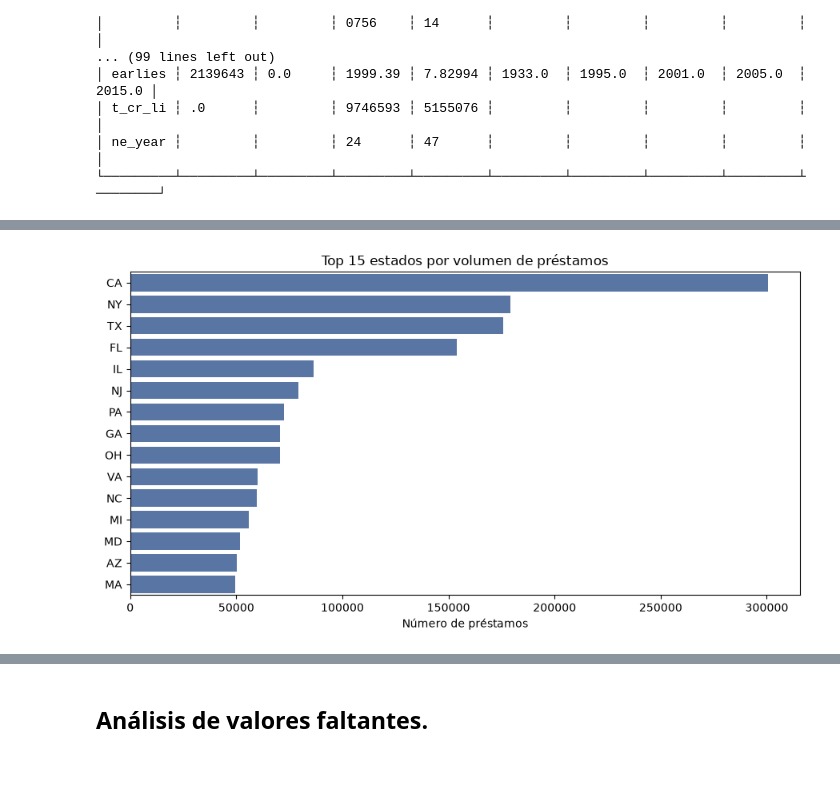
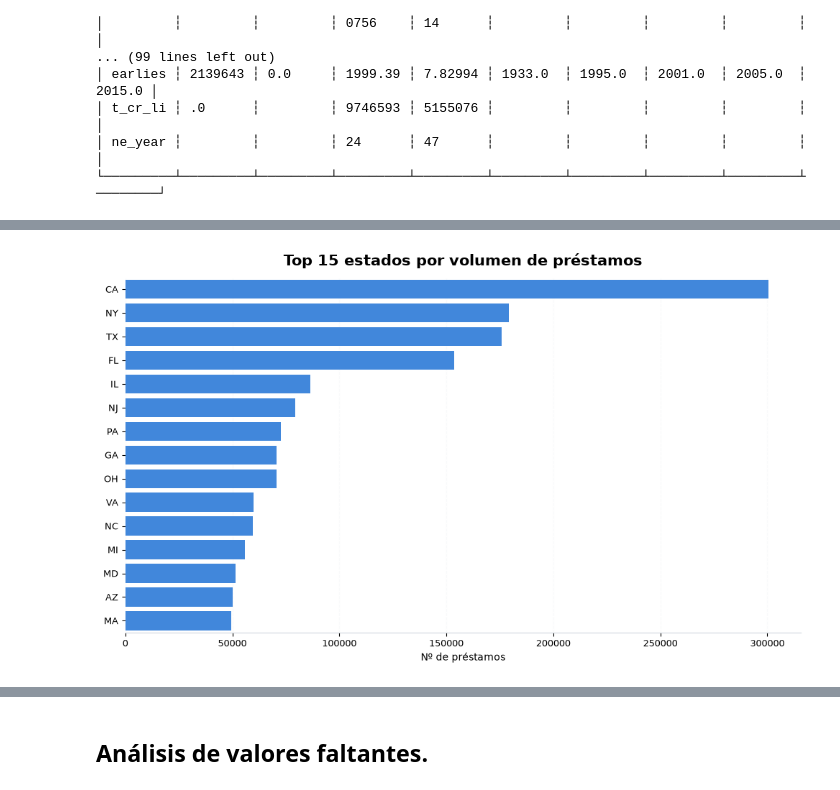
Before and after one commit to antonio-xrp/Expected_Credit_Loss, a Jupyter notebook: notebooks/expected_credit_loss.ipynb, the cells around one changed output, grey strips where cells are left out. Cells and saved outputs as stored; diff of their text form; code cells hidden in the pictures.

```diff
--- a/notebooks/expected_credit_loss.ipynb
+++ b/notebooks/expected_credit_loss.ipynb
@@ -34,6 +62,13 @@ Convertimos el CSV a parquet para mayor eficiencia de lectura.
 # %%
 features = pl.read_parquet("../data/raw/X.parquet")
 target = pl.read_parquet("../data/raw/target.parquet")
+
+# Unimos los features con el target
+df = features.with_columns(
+    target["y"]
+)
+print(f"Filas: {df.height:,}  |  Columnas: {df.width}")
+
 print(features.shape)
 print(target.shape)
 # %% [output]
@@ -309,25 +454,55 @@ plt.show()
 # %%
-top_estados = (
-    df_orig['addr_state']
-    .value_counts()
-    .sort('count', descending=True)
-    .head(15)
+top_states = (
+    df.group_by("addr_state")
+      .len()
+      .sort("len", descending=True)
+      .head(15)
+      .to_pandas()
 )
 
-fig, ax = plt.subplots(figsize=(9, 5))
+fig, ax = plt.subplots(figsize=(10, 6))
 
 sns.barplot(
-    x=top_estados['count'].to_list(),
-    y=top_estados['addr_state'].to_list(),
-    ax=ax,
-    color='#4C72B0'
+    data=top_states,
+    x="len",
+    y="addr_state",
+    color="#2784F5",
+    ax=ax
 )
 
-ax.set_title('Top 15 estados por volumen de préstamos')
-ax.set_xlabel('Número de préstamos')
-ax.set_ylabel('')
+# Título
+ax.set_title(
+    "Top 15 estados por volumen de préstamos",
+    fontsize=15,
+    fontweight="bold",
+    pad=12
+)
+
+# Ejes
+ax.set_xlabel("Nº de préstamos", fontsize=10)
+ax.set_ylabel("")
+
+# Grid horizontal
+ax.grid(
+    axis="x",
+    linestyle="--",
+    alpha=0.20
+)
+
+ax.set_axisbelow(True)
+
+# Limpiar bordes
+ax.spines["top"].set_visible(False)
+ax.spines["right"].set_visible(False)
+ax.spines["left"].set_visible(False)
+
+# Tamaño de etiquetas
+ax.tick_params(
+    axis="both",
+    labelsize=9
+)
 
 plt.tight_layout()
 plt.show()
 # %% [output]
-[figure, old version]
+[figure, new version]
```
Also changed, not shown: parts of 59 cells of this notebook.
